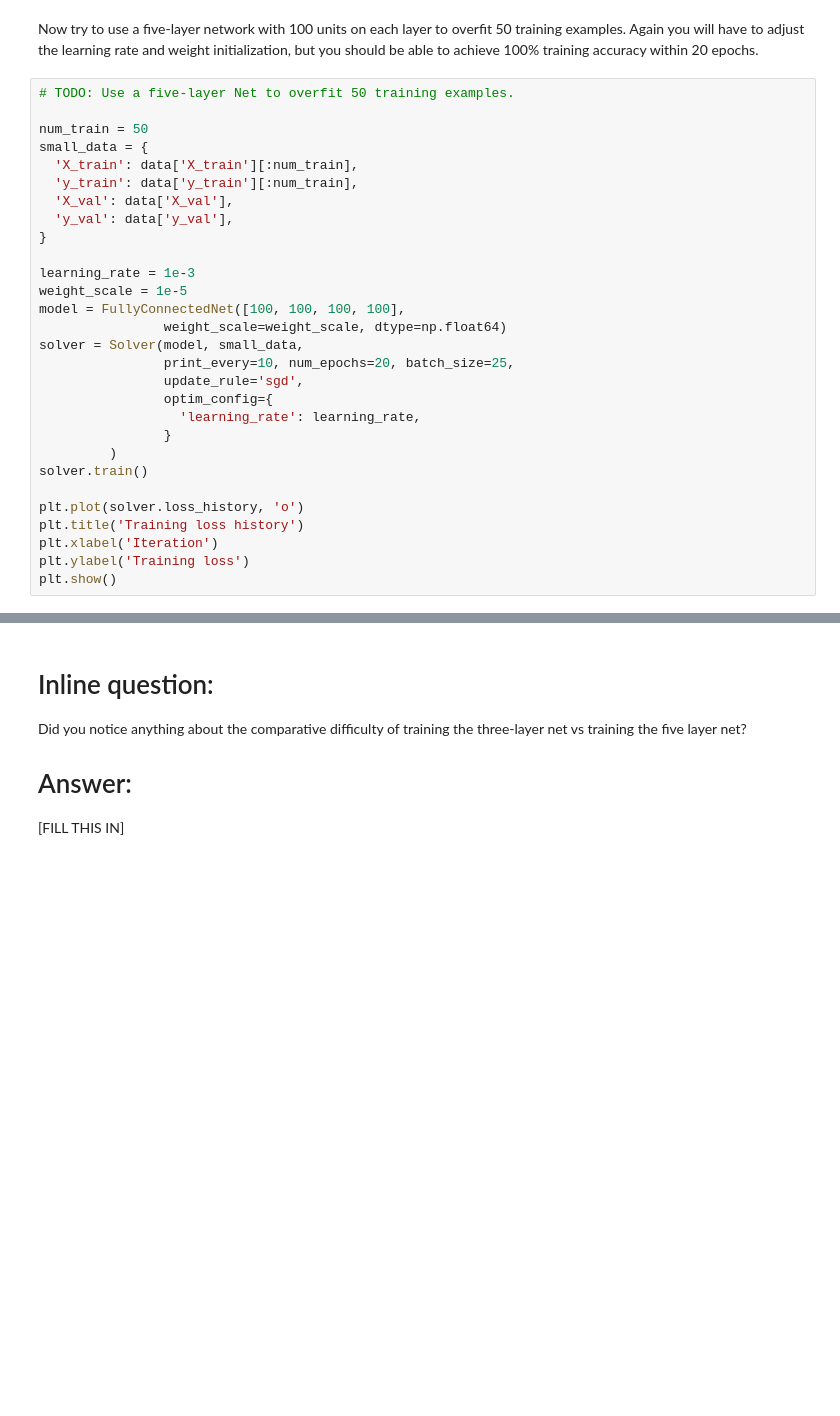
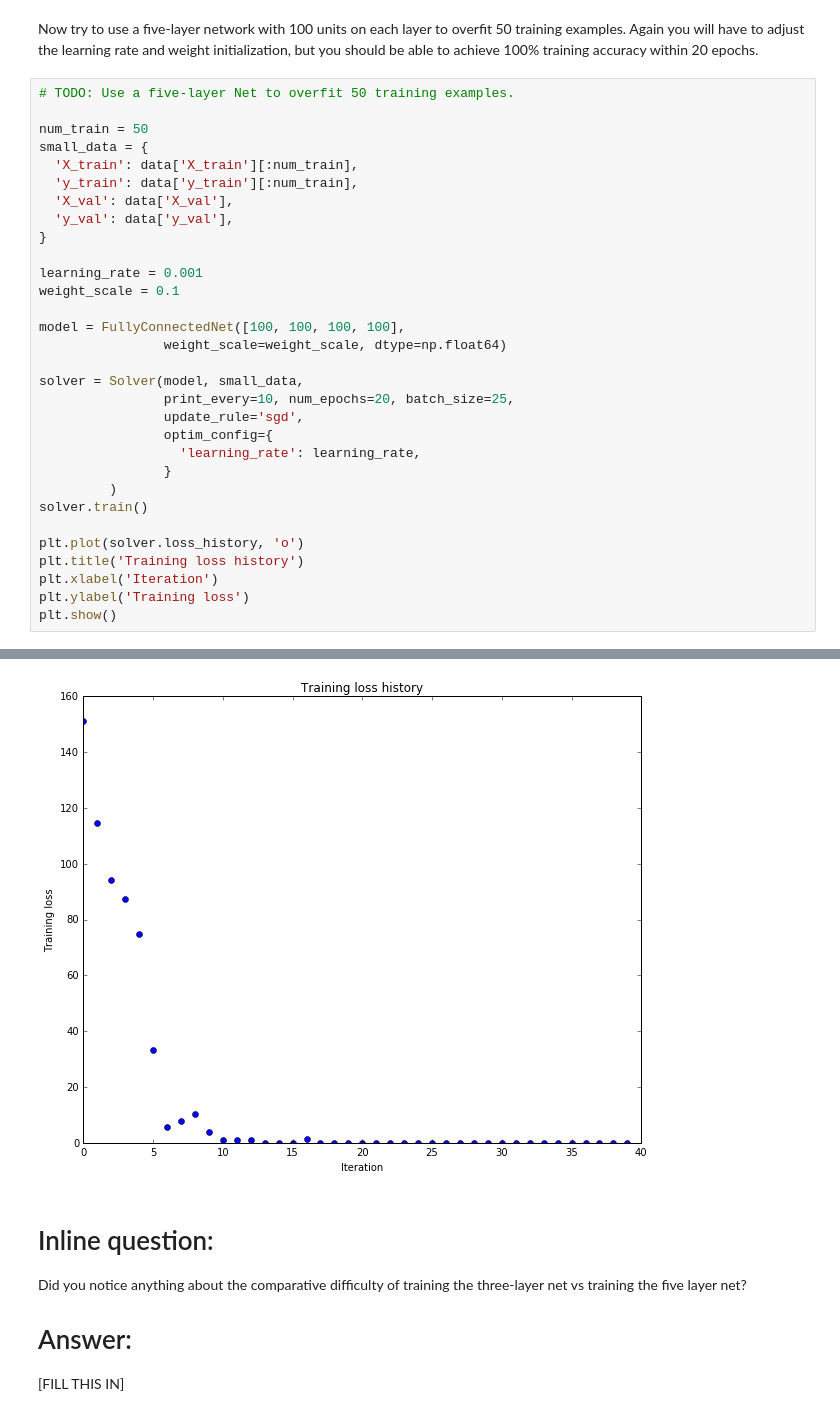
Before and after one commit to saast/CS231n-Winter-2016-Assignments, a Jupyter notebook: assignment2/FullyConnectedNets.ipynb, the cells around one changed output, grey strips where cells are left out. Cells and saved outputs as stored; diff of their text form; blank space fills up the shorter version.

```diff
--- a/assignment2/FullyConnectedNets.ipynb
+++ b/assignment2/FullyConnectedNets.ipynb
@@ -457,10 +480,12 @@ small_data = {
   'y_val': data['y_val'],
 }
 
-learning_rate = 1e-3
-weight_scale = 1e-5
+learning_rate = 0.001
+weight_scale = 0.1
+
 model = FullyConnectedNet([100, 100, 100, 100],
                 weight_scale=weight_scale, dtype=np.float64)
+
 solver = Solver(model, small_data,
                 print_every=10, num_epochs=20, batch_size=25,
                 update_rule='sgd',
@@ -475,3 +500,4 @@ plt.title('Training loss history')
 plt.xlabel('Iteration')
 plt.ylabel('Training loss')
 plt.show()
+# %% [output]
@@ -478,3 +521,4 @@ plt.show()
+[figure, added]
 # %% [markdown]
 # Inline question:
 Did you notice anything about the comparative difficulty of training the three-layer net vs training the five layer net?
```
Also changed, not shown: parts of 3 cells of this notebook, 2 other files.
